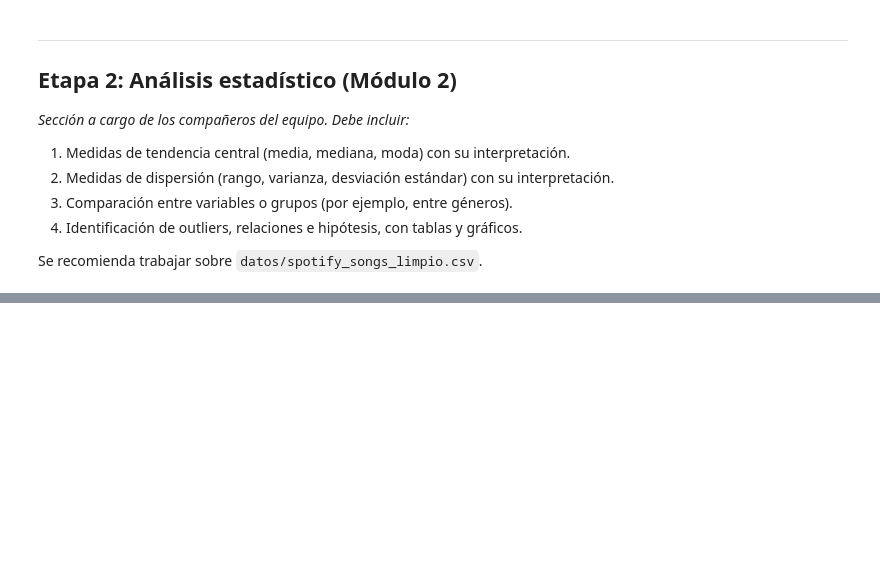
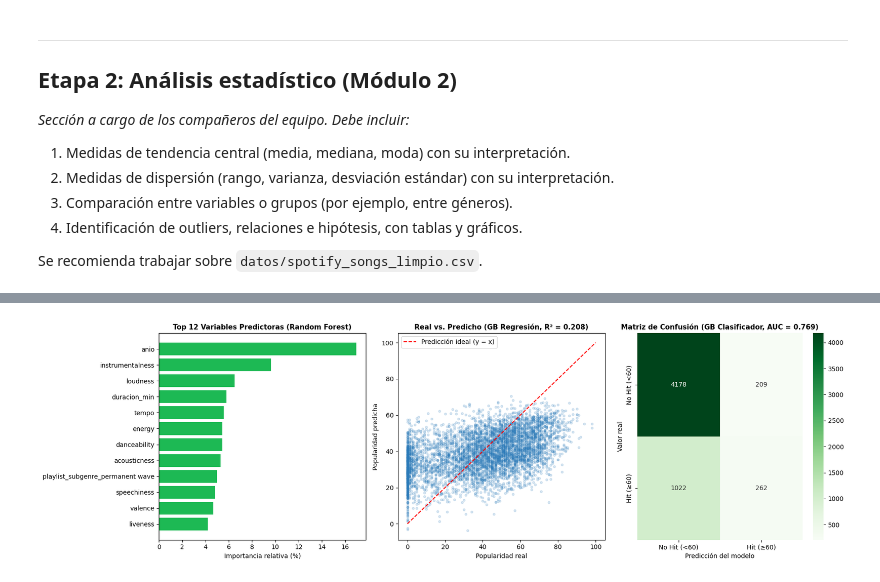
Before and after one commit to Gelvercm/proyecto-ciencia-datos-spotify, a Jupyter notebook: notebook/proyecto_ciencia_datos.ipynb, the cells around one changed output, grey strips where cells are left out. Drawn from its saved outputs; the diff is of its cells as text; code cells hidden in the pictures; blank space fills up the shorter version.

Commit message:
Agrega Etapa 3 (modelado, tablas, graficas y conclusiones)

```diff
--- a/notebook/proyecto_ciencia_datos.ipynb
+++ b/notebook/proyecto_ciencia_datos.ipynb
@@ -239,0 +254,6 @@ Se recomienda trabajar sobre `datos/spotify_songs_limpio.csv`.
+# %%
+import pandas as pd
+
+df = pd.read_csv("spotify_songs_limpio.csv")
+print("Dimensiones:", df.shape)
+df.head()
@@ -239,0 +456,80 @@ Se recomienda trabajar sobre `datos/spotify_songs_limpio.csv`.
+# %%
+import matplotlib.pyplot as plt
+import seaborn as sns
+from sklearn.metrics import confusion_matrix
+
+# 1. Tabla de importancia de variables (Random Forest Regressor)
+rf_pipe = pipes_reg["Random Forest Regressor"]
+ohe_cols = (
+    rf_pipe.named_steps["prep"]
+    .named_transformers_["cat"]
+    .get_feature_names_out(cat_features)
+    .tolist()
+)
+
+imp_df = (
+    pd.DataFrame({
+        "Variable": num_features + ohe_cols,
+        "Importancia (%)": (
+            rf_pipe.named_steps["model"].feature_importances_ * 100
+        ),
+    })
+    .sort_values("Importancia (%)", ascending=False)
+    .reset_index(drop=True)
+)
+
+imp_df.index += 1  # Ranking desde 1
+print("=== Tabla 3: Top 12 Variables más Influyentes en la Popularidad ===")
+display(imp_df.head(12).round(2))
+
+# 2. Panel visual de 3 gráficos de evaluación
+fig, axes = plt.subplots(1, 3, figsize=(18, 5.5))
+
+# Gráfico A: Importancia de variables
+top12 = imp_df.head(12).iloc[::-1]
+axes[0].barh(top12["Variable"], top12["Importancia (%)"], color="#1DB954")
+axes[0].set_title(
+    "Top 12 Variables Predictoras (Random Forest)",
+    fontsize=11,
+    fontweight="bold",
+)
+axes[0].set_xlabel("Importancia relativa (%)")
+
+# Gráfico B: Valores Reales vs Predichos (Gradient Boosting Regressor)
+gb_reg = pipes_reg["Gradient Boosting Regressor"]
+pred_r = gb_reg.predict(X_test_r)
+axes[1].scatter(y_test_r, pred_r, alpha=0.18, s=12, color="#2b7bba")
+axes[1].plot([0, 100], [0, 100], "r--", lw=1.5, label="Predicción ideal (y = x)")
+axes[1].set_title(
+    f"Real vs. Predicho (GB Regresión, R² = {r2_score(y_test_r, pred_r):.3f})",
+    fontsize=11,
+    fontweight="bold",
+)
+axes[1].set_xlabel("Popularidad real")
+axes[1].set_ylabel("Popularidad predicha")
+axes[1].legend()
+
+# Gráfico C: Matriz de Confusión (Gradient Boosting Classifier)
+gb_clf = pipes_clf["Gradient Boosting Classifier"]
+cm = confusion_matrix(y_test_c, gb_clf.predict(X_test_c))
+sns.heatmap(
+    cm,
+    annot=True,
+    fmt="d",
+    cmap="Greens",
+    ax=axes[2],
+    xticklabels=["No Hit (<60)", "Hit (≥60)"],
+    yticklabels=["No Hit (<60)", "Hit (≥60)"],
+)
+auc_gb = roc_auc_score(y_test_c, gb_clf.predict_proba(X_test_c)[:, 1])
+axes[2].set_title(
+    f"Matriz de Confusión (GB Clasificador, AUC = {auc_gb:.3f})",
+    fontsize=11,
+    fontweight="bold",
+)
+axes[2].set_xlabel("Predicción del modelo")
+axes[2].set_ylabel("Valor real")
+
+plt.tight_layout()
+plt.show()
+# %% [output]
@@ -239,0 +550 @@ Se recomienda trabajar sobre `datos/spotify_songs_limpio.csv`.
+[figure, added]
```
Also changed, not shown: parts of 8 cells of this notebook.
